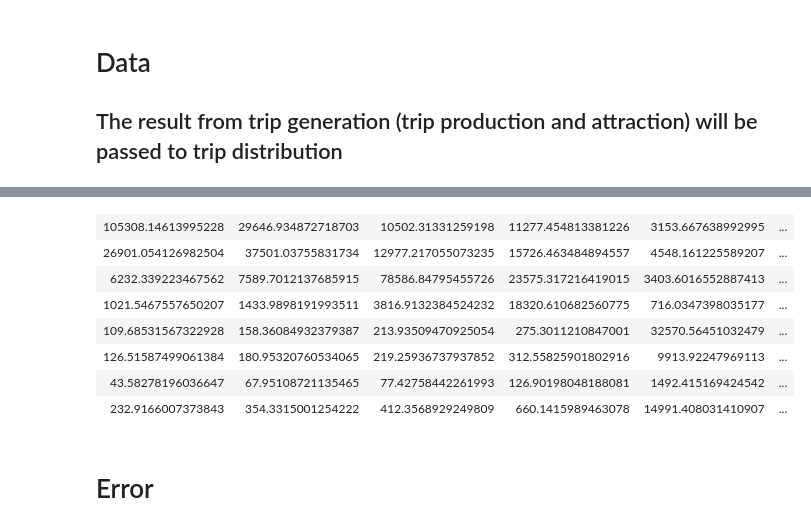
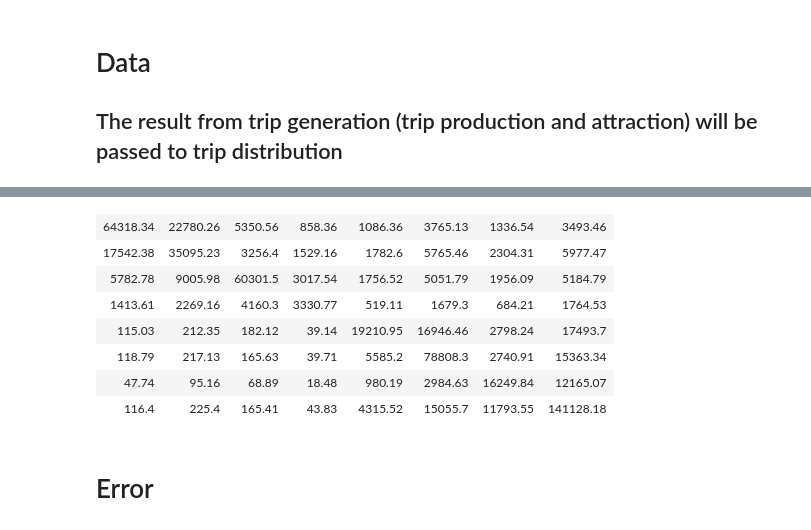
Before and after one commit to XGBXGB/Via_Travel_Demand, a Jupyter notebook: Trip Distribution Python Notebook/Trip Distribution.ipynb, the cells around one changed output, grey strips where cells are left out. Drawn from its saved outputs; the diff is of its cells as text; code cells hidden in the pictures.

```diff
--- a/Trip Distribution Python Notebook/Trip Distribution.ipynb
+++ b/Trip Distribution Python Notebook/Trip Distribution.ipynb
@@ -29,22 +29,28 @@ class TripDistribution:
         costMatrix = [[1 for x in range(self.row)] for y in range(self.col)]
         for x in range(self.row):
             for y in range(self.col):
-                costMatrix[x][y] = travelTime[x][y] * income[x] + fare[x][y]
+                costMatrix[x][y] = round(travelTime[x][y] * income[x] + fare[x][y], 2)
+        print("costs")
         print(costMatrix)
         return costMatrix
 
     def getTripDistribution(self):
         distributions = [[self.attractions[y] for x in range(self.row)] for y in range(self.col)]
+        finalDistributions = [[self.attractions[y] for x in range(self.row)] for y in range(self.col)]
         #costMatrix = [[1 for x in range(self.row)] for y in range(self.col)]
         costMatrix = self.computeCost(self.travelTime, self.fare, self.income)
         A = [1 for x in range(self.row)]
         B = [1 for x in range(self.col)]
+        A = self.computeA(B, costMatrix)
+        B = self.computeB(A, costMatrix)
 
         currentBalancingFactor = 0  # 0 for A, 1 for B
         isConvergent = False
-        shit = False
+        shit =0
+        smallestError = 1000000000
 
-        while isConvergent == False:
+#         while isConvergent == False:
+        for x in range(10000):
             if currentBalancingFactor == 0:
                 tempA = self.computeA(B, costMatrix)
                 A = tempA
@@ -54,15 +60,23 @@ class TripDistribution:
                 B = tempB
                 currentBalancingFactor = 0
             distributions = self.computeDistributions(A, B, costMatrix)
-            isConvergent = self.checkIfConvergent(distributions)
-            print(str(A) + " " + str(B))
-        return distributions
+            error = self.getError(distributions)
+            if(smallestError > error and error != 0):
+                print(error)
+                print(distributions)
+                smallestError = error
+                finalDistributions = distributions
+                self.error = error
+                shit = x
+#             isConvergent = self.checkIfConvergent(distributions)
+        print(shit)
+        return finalDistributions
 
     def computeDistributions(self, A, B, costMatrix):
         distributions = [[self.attractions[y] for x in range(self.row)] for y in range(self.col)]
         for x in range(self.row):
             for y in range(self.col):
-                distributions[x][y] = A[x] * self.productions[x] * B[y] * self.attractions[y] * self.getGeneralizedCost(costMatrix[x][y])
+                distributions[x][y] = round(A[x] * self.productions[x] * B[y] * self.attractions[y] * self.getGeneralizedCost(costMatrix[x][y]), 2)
         return distributions
 
     def checkIfConvergent(self, distributions):
@@ -84,12 +98,13 @@ class TripDistribution:
 
         for x in range(self.row):
             error += abs(derivedProductions[x] - self.productions[x])
-            error += abs(derivedAttractions[y] - self.attractions[y])
+            error += abs(derivedAttractions[x] - self.attractions[x])
 
         return error
 
 
-
+    def getErrorPercentage(self):
+        return self.error/sum(self.productions)
 
     def computeA(self, B, costMatrix):
         A = [1 for x in range(self.row)]
@@ -262,5 +279,14 @@ Attractions: [97800.711, 91560.71, 92589.09, 84274.9, 84274.9, 93634.9, 88440.71
 # %%
 distribution = td.getTripDistribution()
+sumProd = [None] * len(distribution)
+sumAttr = [0] * len(distribution)
+for x in range(len(distribution)):
+    sumProd[x] = sum(distribution[x])
+    for y in range(len(distribution[x])):
+        sumAttr[y] += distribution[x][y]
+
+print((sumProd))
+print((sumAttr))
 
 display(HTML(
     '<table><tr>{}</tr></table>'.format(
@@ -278,11 +315,11 @@ display(HTML(
-| 105308.14613995228 | 29646.934872718703 | 10502.31331259198 | 11277.454813381226 | 3153.667638992995 | ... |
-| 26901.054126982504 | 37501.03755831734 | 12977.217055073235 | 15726.463484894557 | 4548.161225589207 | ... |
-| 6232.339223467562 | 7589.7012137685915 | 78586.84795455726 | 23575.317216419015 | 3403.6016552887413 | ... |
-| 1021.5467557650207 | 1433.9898191993511 | 3816.9132384524232 | 18320.610682560775 | 716.0347398035177 | ... |
-| 109.68531567322928 | 158.36084932379387 | 213.93509470925054 | 275.3011210847001 | 32570.56451032479 | ... |
-| 126.51587499061384 | 180.95320760534065 | 219.25936737937852 | 312.55825901802916 | 9913.92247969113 | ... |
-| 43.58278196036647 | 67.95108721135465 | 77.42758442261993 | 126.90198048188081 | 1492.415169424542 | ... |
-| 232.9166007373843 | 354.3315001254222 | 412.3568929249809 | 660.1415989463078 | 14991.408031410907 | ... |
+| 64318.34 | 22780.26 | 5350.56 | 858.36 | 1086.36 | 3765.13 | 1336.54 | 3493.46 |
+| 17542.38 | 35095.23 | 3256.4 | 1529.16 | 1782.6 | 5765.46 | 2304.31 | 5977.47 |
+| 5782.78 | 9005.98 | 60301.5 | 3017.54 | 1756.52 | 5051.79 | 1956.09 | 5184.79 |
+| 1413.61 | 2269.16 | 4160.3 | 3330.77 | 519.11 | 1679.3 | 684.21 | 1764.53 |
+| 115.03 | 212.35 | 182.12 | 39.14 | 19210.95 | 16946.46 | 2798.24 | 17493.7 |
+| 118.79 | 217.13 | 165.63 | 39.71 | 5585.2 | 78808.3 | 2740.91 | 15363.34 |
+| 47.74 | 95.16 | 68.89 | 18.48 | 980.19 | 2984.63 | 16249.84 | 12165.07 |
+| 116.4 | 225.4 | 165.41 | 43.83 | 4315.52 | 15055.7 | 11793.55 | 141128.18 |
 # %% [markdown]
 # Error
 # %% [markdown]
```
Also changed, not shown: parts of 3 cells of this notebook, 1 other file.
